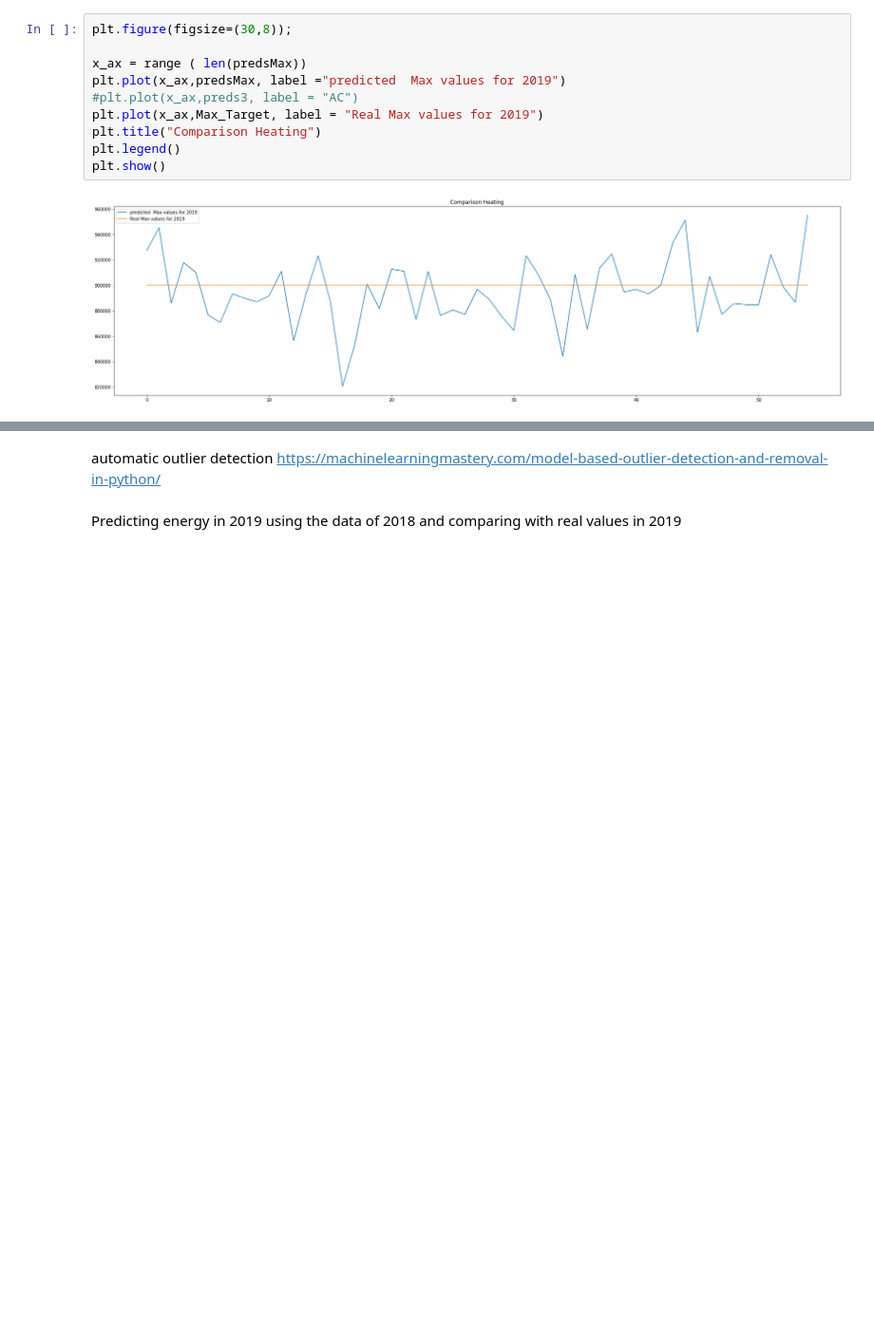
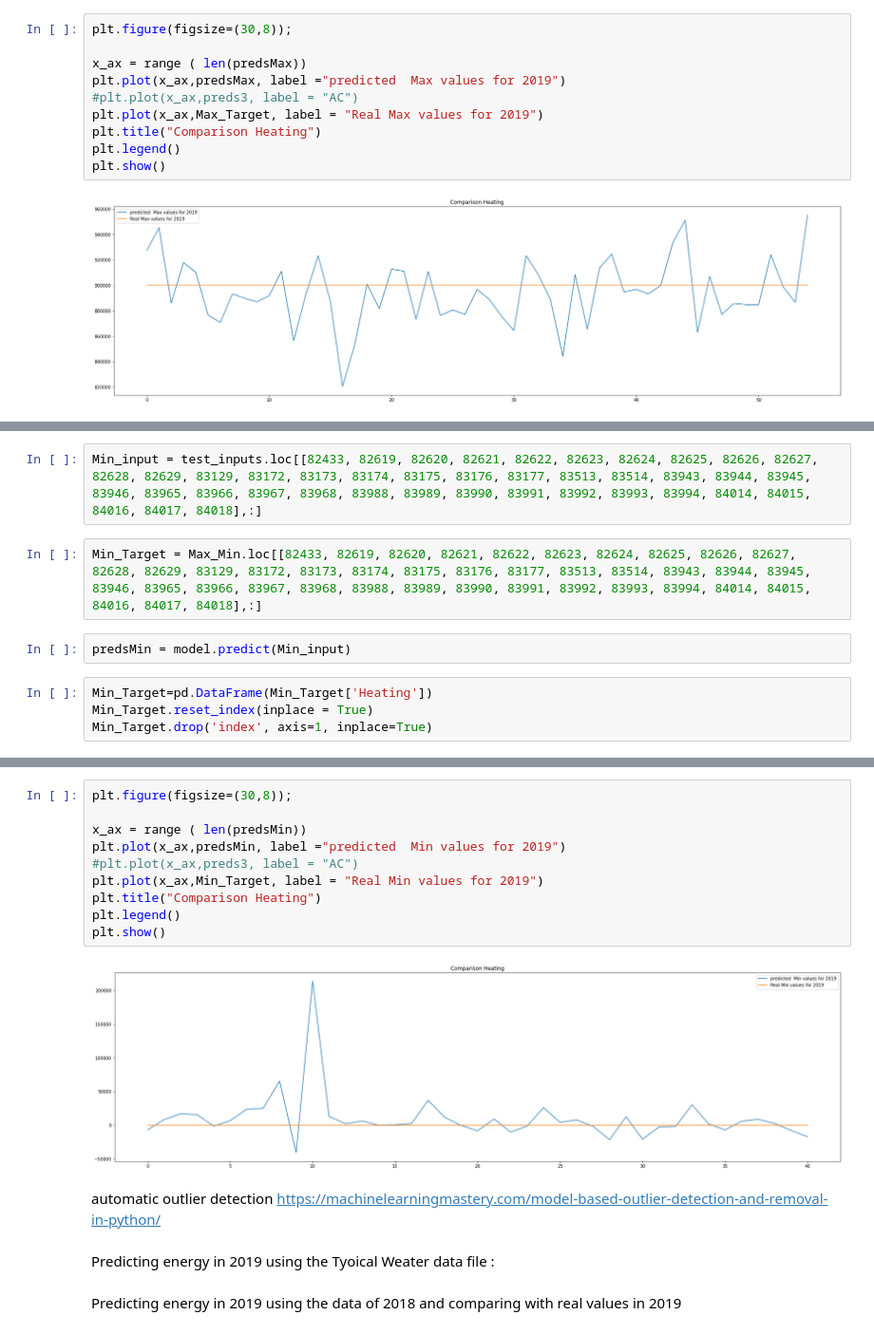
Before and after one commit to sajad95/Heat, a Jupyter notebook: FastCodeImpactofweatherXGB.ipynb, the cells around one changed output, grey strips where cells are left out. Shown at 95% size. Saved outputs shown, nothing was run; the diff lists cells and outputs as text; blank space fills up the shorter version.

```diff
--- a/FastCodeImpactofweatherXGB.ipynb
+++ b/FastCodeImpactofweatherXGB.ipynb
@@ -308,0 +313,10 @@ Predicting energy in 2019 using the Tyoical Weater data file
+# %%
+Min_input = test_inputs.loc[[82433, 82619, 82620, 82621, 82622, 82623, 82624, 82625, 82626, 82627, 82628, 82629, 83129, 83172, 83173, 83174, 83175, 83176, 83177, 83513, 83514, 83943, 83944, 83945, 83946, 83965, 83966, 83967, 83968, 83988, 83989, 83990, 83991, 83992, 83993, 83994, 84014, 84015, 84016, 84017, 84018],:]
+# %%
+Min_Target = Max_Min.loc[[82433, 82619, 82620, 82621, 82622, 82623, 82624, 82625, 82626, 82627, 82628, 82629, 83129, 83172, 83173, 83174, 83175, 83176, 83177, 83513, 83514, 83943, 83944, 83945, 83946, 83965, 83966, 83967, 83968, 83988, 83989, 83990, 83991, 83992, 83993, 83994, 84014, 84015, 84016, 84017, 84018],:]
+# %%
+predsMin = model.predict(Min_input)
+# %%
+Min_Target=pd.DataFrame(Min_Target['Heating'])
+Min_Target.reset_index(inplace = True)
+Min_Target.drop('index', axis=1, inplace=True)
@@ -309,6 +339,20 @@ Predicting energy in 2019 using the Tyoical Weater data file
+# %%
+plt.figure(figsize=(30,8));
+
+x_ax = range ( len(predsMin))
+plt.plot(x_ax,predsMin, label ="predicted  Min values for 2019")
+#plt.plot(x_ax,preds3, label = "AC")
+plt.plot(x_ax,Min_Target, label = "Real Min values for 2019")
+plt.title("Comparison Heating")
+plt.legend()
+plt.show()
+# %% [output]
+[figure, added]
 # %% [markdown]
 automatic outlier detection
 https://machinelearningmastery.com/model-based-outlier-detection-and-removal-in-python/
+# %% [markdown]
+Predicting energy in 2019 using the Tyoical Weater data file :
 # %% [markdown]
 Predicting energy in 2019 using the data of 2018 and comparing with real values in 2019
 # %% [markdown]
```
Also changed, not shown: parts of 10 cells of this notebook.
